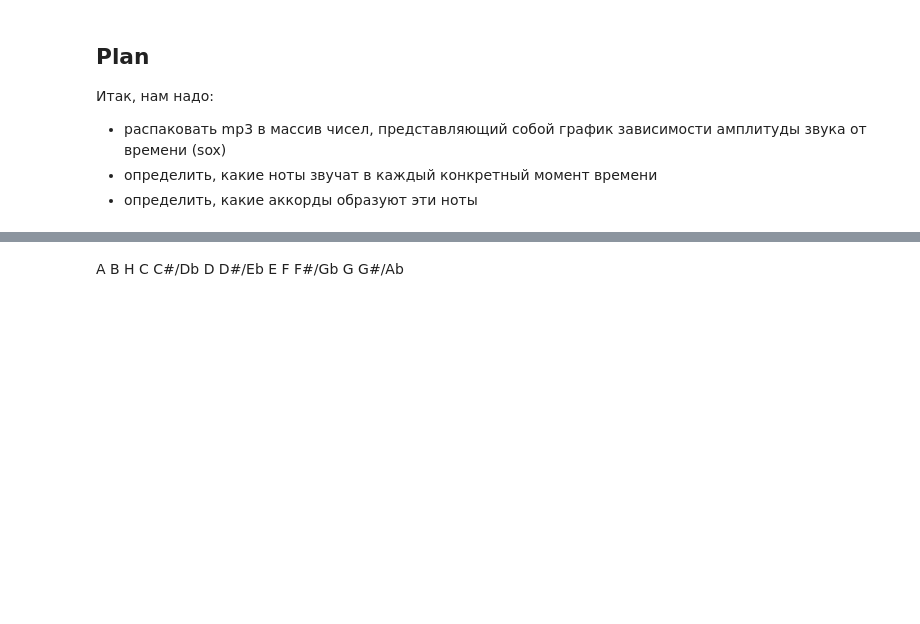
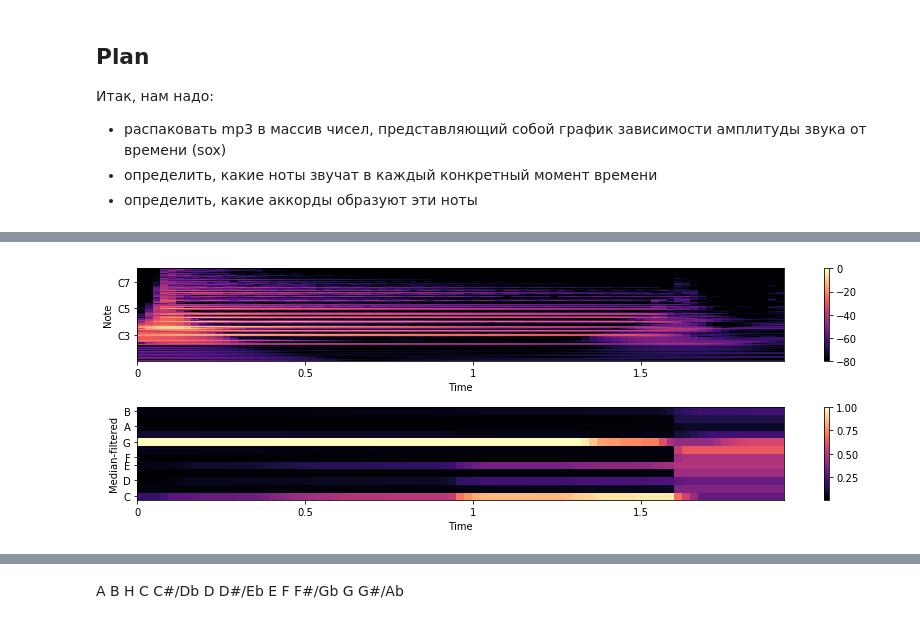
Before and after one commit to Abvbobko/chords_recognition, a Jupyter notebook: chords_recognition.ipynb, the cells around one changed output, grey strips where cells are left out. Drawn from its saved outputs; the diff is of its cells as text; code cells hidden in the pictures; blank space fills up the shorter version.

Commit message:
start implement getting data from files

```diff
--- a/chords_recognition.ipynb
+++ b/chords_recognition.ipynb
@@ -19,5 +21,5 @@
 # %%
-CHORD_PATH_FOR_TEST = "D:\\iba_project_data\\Guitar_Only\\a\\a1.wav"
+CHORD_PATH_FOR_TEST = "D:\\iba_project_data\\Guitar_Only\\c\\c8.wav"
 TMP_SONG = "tmp.wav"
 # %%
 %matplotlib inline
@@ -128,0 +119,4 @@ for i in range(12):
+# %%
+a = get_chromagram(CHORD_PATH_FOR_TEST, True)
+# %% [output]
+[figure, added]
```
Also changed, not shown: parts of 9 cells of this notebook.
